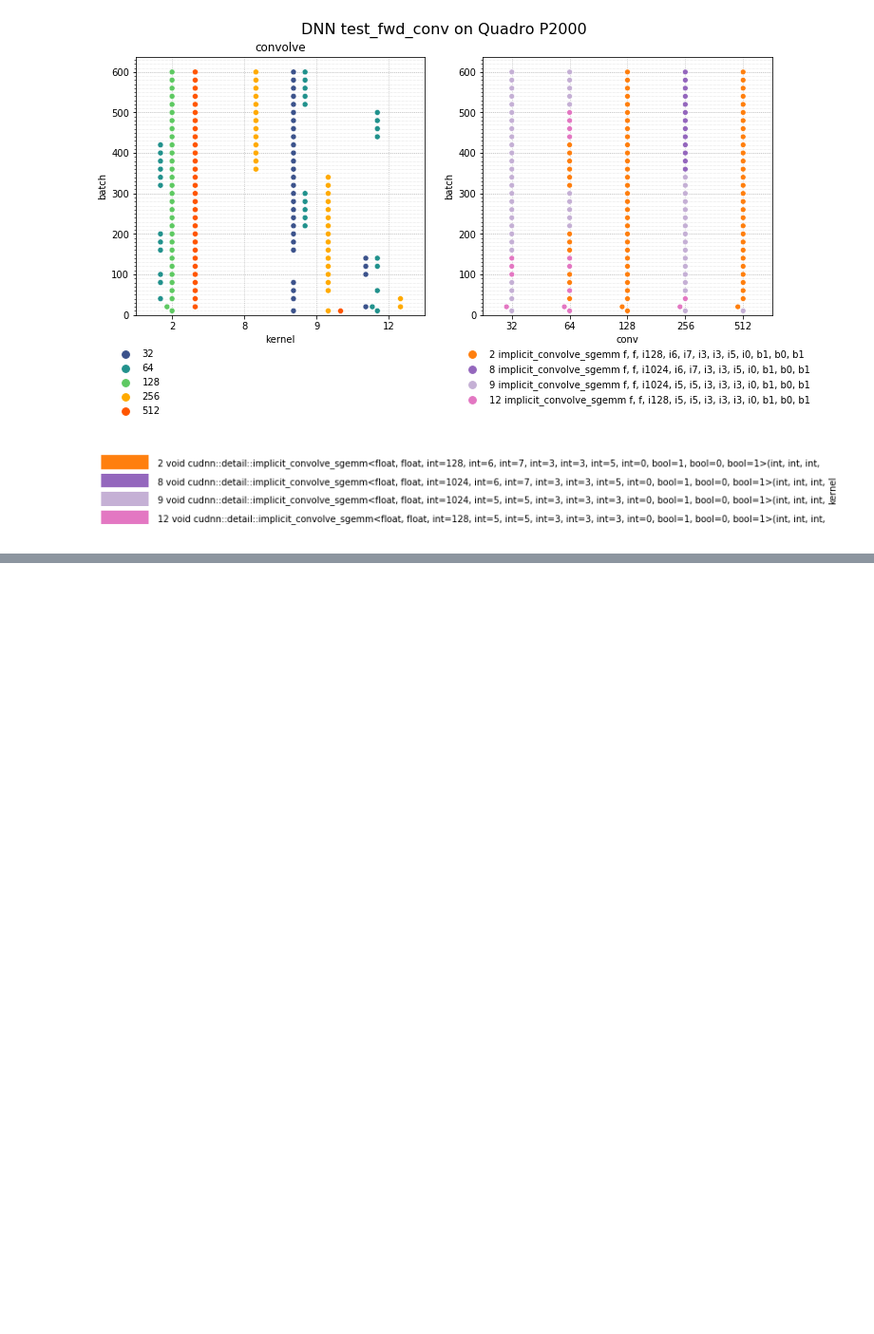
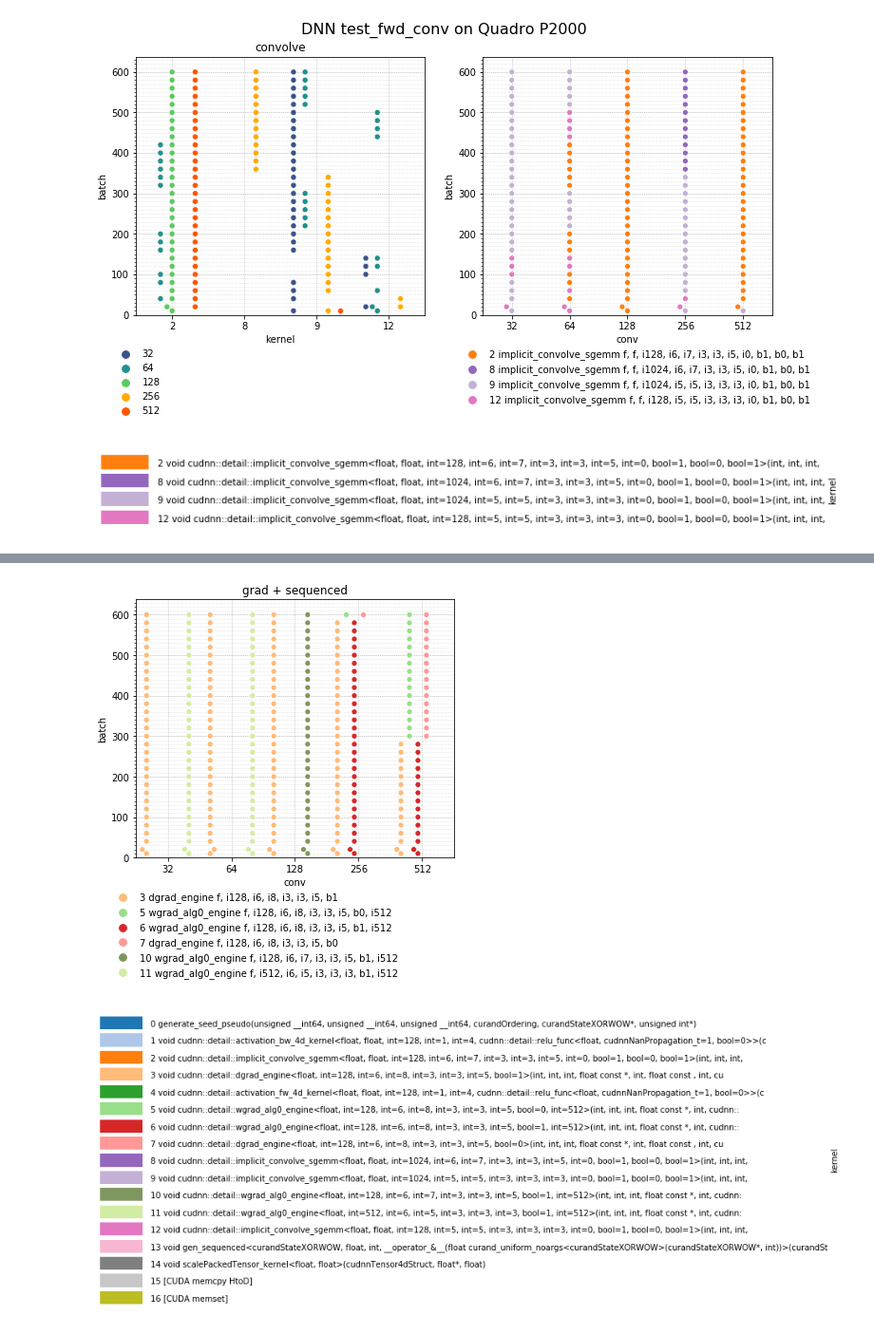
Before and after one commit to shidong-ai/DNNMark, a Jupyter notebook: 20180630_dnn_fwdbwd_conv_series_wh32-RELU.ipynb, the cells around one changed output, grey strips where cells are left out. Shown at 95% size. Cells and saved outputs as stored; diff of their text form; code cells hidden in the pictures; blank space fills up the shorter version.

Commit message:
Analysing gpu trace of conv+RELU fwd and bwd.

```diff
--- a/20180630_dnn_fwdbwd_conv_series_wh32-RELU.ipynb
+++ b/20180630_dnn_fwdbwd_conv_series_wh32-RELU.ipynb
@@ -558,18 +558,21 @@ nvprof_fwd.head()
 # %%
-def plotKernelsDistr_BSxK(df,ax=None,colors=None):
+def plotKernelsDistr_BSxK(df,ax=None,colors=None,title=None):
     if ax is None:
         fig,ax = plt.subplots(figsize=(7,6))
     if colors is None:
         cp = sns.color_palette(df["colors"].unique())
     else:
         cp = sns.color_palette(colors)
-    sns.swarmplot(x="conv",y="batch",hue="kernel",palette=cp,edgecolor="white",linewidth=.7, data=df, dodge=False,s=6,ax=ax)
+    sns.swarmplot(x="conv",y="batch",hue="kernel",palette=cp,edgecolor="white",linewidth=.7, data=df, dodge=True,s=6,ax=ax)
     minorLocator = MultipleLocator(10)
     ax.yaxis.set_minor_locator(minorLocator)
     ax.grid(ls=":",alpha=.9)
     ax.grid(which='minor', linestyle=':', linewidth=.5, alpha=.7)
     ax.set_ylim(0,None)
     ax.legend(bbox_to_anchor=(-0.1, -0.1), loc='upper left',edgecolor="white")
+    if title is not None:
+        ax.set_title(title)
+    return ax
 # %%
 # CAUTION! Takes very long time to plot
 
@@ -648,0 +646,17 @@ plotKernelsLegend(kernels[kernels["Name"].str.contains(pattern)])
+# %%
+
+
+# pattern = r"dgrad"
+# match = d3["Name"].str.contains(pattern)
+# d2 = d3[match]
+# d3 = d3[~match]
+
+fig,axs = plt.subplots(1,1,figsize=(6,5))
+plotKernelsDistr_BSxK(d1,ax=axs,title="grad + sequenced")
+axs.legend(bbox_to_anchor=(-.1, -.1), loc='upper left',edgecolor="white")
+plt.show()
+
+plotKernelsLegend(kernels)
+# %% [output]
+[figure, added]
+[figure, added]
```
Also changed, not shown: parts of 3 cells of this notebook, 2 other files.
